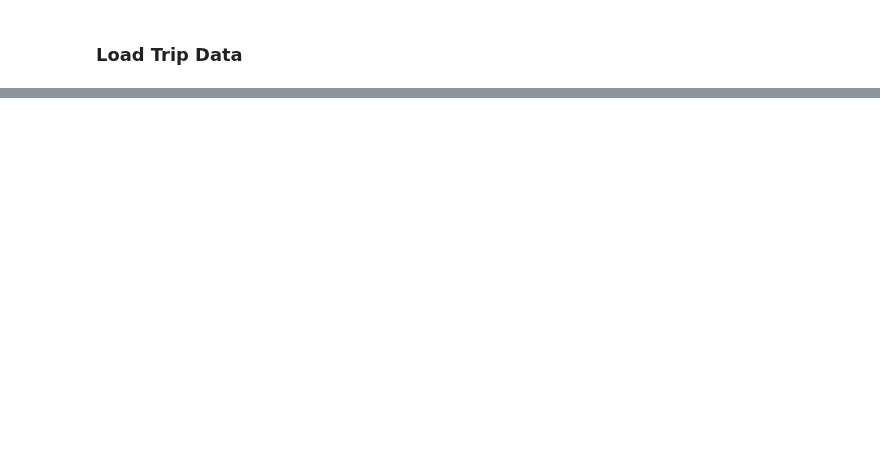
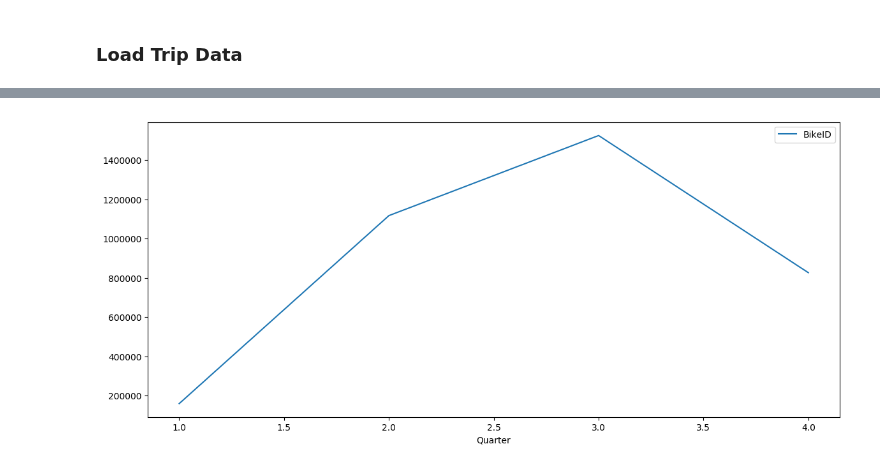
Before and after one commit to cneiderer/Class_Projects, a Jupyter notebook: Project5/Modeling.ipynb, the cells around one changed output, grey strips where cells are left out. Drawn from its saved outputs; the diff is of its cells as text; code cells hidden in the pictures; blank space fills up the shorter version.

```diff
--- a/Project5/Modeling.ipynb
+++ b/Project5/Modeling.ipynb
@@ -127,0 +272,6 @@ print('Delta: %s' % str(df.StopTime.max() - df.StartTime.min()))
+# %%
+# Rides per Quarter
+pt_quarter = start_df.pivot_table(index="Quarter", values="BikeID", aggfunc="count")
+pt_quarter.plot(figsize=(14,6));
+# %% [output]
+[figure, added]
```
Also changed, not shown: parts of 91 cells of this notebook.
